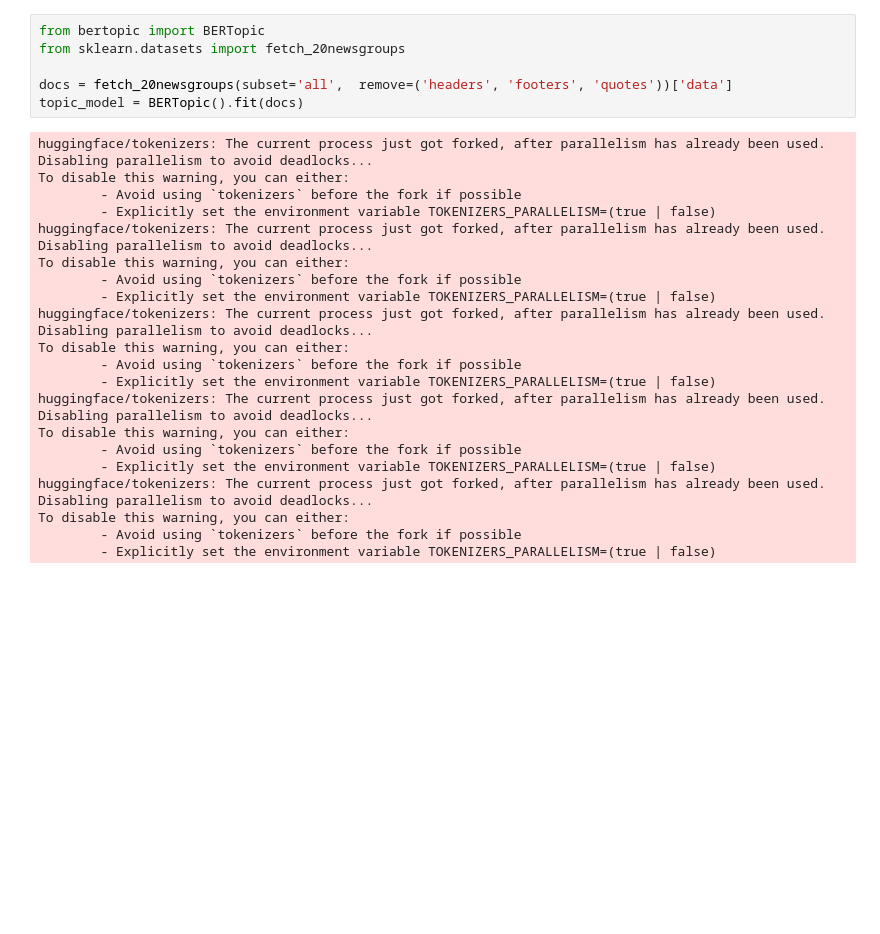
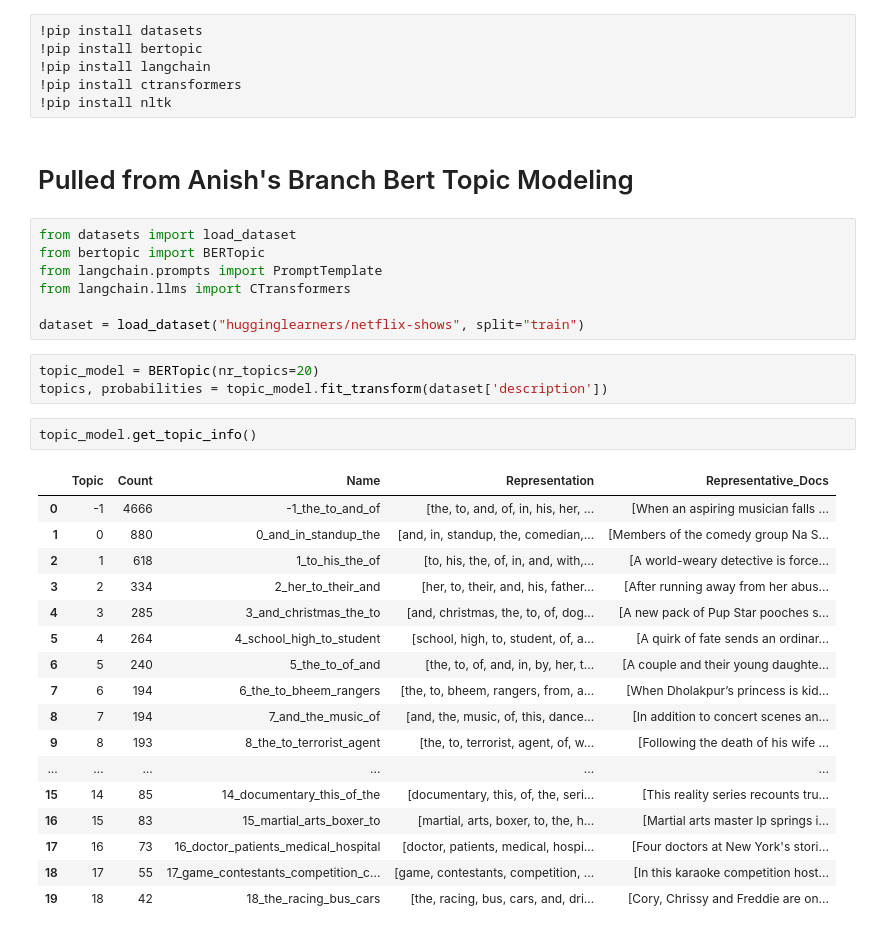
Before and after one commit to GeometricBison/jinship_sp2024, a Jupyter notebook: Bert-Topic.ipynb, the cells around one changed output. Cells and saved outputs as stored; diff of their text form; blank space fills up the shorter version.

```diff
--- a/Bert-Topic.ipynb
+++ b/Bert-Topic.ipynb
@@ -1,27 +1,38 @@
-# %%
-from bertopic import BERTopic
-from sklearn.datasets import fetch_20newsgroups
-
-docs = fetch_20newsgroups(subset='all',  remove=('headers', 'footers', 'quotes'))['data']
-topic_model = BERTopic().fit(docs)
-# %% [output]
-huggingface/tokenizers: The current process just got forked, after parallelism has already been used. Disabling parallelism to avoid deadlocks...
-To disable this warning, you can either:
-        - Avoid using `tokenizers` before the fork if possible
-        - Explicitly set the environment variable TOKENIZERS_PARALLELISM=(true | false)
-huggingface/tokenizers: The current process just got forked, after parallelism has already been used. Disabling parallelism to avoid deadlocks...
-To disable this warning, you can either:
-        - Avoid using `tokenizers` before the fork if possible
-        - Explicitly set the environment variable TOKENIZERS_PARALLELISM=(true | false)
-huggingface/tokenizers: The current process just got forked, after parallelism has already been used. Disabling parallelism to avoid deadlocks...
-To disable this warning, you can either:
-        - Avoid using `tokenizers` before the fork if possible
-        - Explicitly set the environment variable TOKENIZERS_PARALLELISM=(true | false)
-huggingface/tokenizers: The current process just got forked, after parallelism has already been used. Disabling parallelism to avoid deadlocks...
-To disable this warning, you can either:
-        - Avoid using `tokenizers` before the fork if possible
-        - Explicitly set the environment variable TOKENIZERS_PARALLELISM=(true | false)
-huggingface/tokenizers: The current process just got forked, after parallelism has already been used. Disabling parallelism to avoid deadlocks...
-To disable this warning, you can either:
-        - Avoid using `tokenizers` before the fork if possible
-        - Explicitly set the environment variable TOKENIZERS_PARALLELISM=(true | false)
+# %%
+!pip install datasets
+!pip install bertopic
+!pip install langchain
+!pip install ctransformers
+!pip install nltk
+# %% [markdown]
+# Pulled from Anish's Branch Bert Topic Modeling
+# %%
+from datasets import load_dataset
+from bertopic import BERTopic
+from langchain.prompts import PromptTemplate
+from langchain.llms import CTransformers
+
+dataset = load_dataset("hugginglearners/netflix-shows", split="train")
+# %%
+topic_model = BERTopic(nr_topics=20)
+topics, probabilities = topic_model.fit_transform(dataset['description'])
+# %%
+topic_model.get_topic_info()
+# %% [output]
+|  | Topic | Count | Name | Representation | Representative_Docs |
+| 0 | -1 | 4666 | -1_the_to_and_of | [the, to, and, of, in, his, her, ... | [When an aspiring musician falls ... |
+| 1 | 0 | 880 | 0_and_in_standup_the | [and, in, standup, the, comedian,... | [Members of the comedy group Na S... |
+| 2 | 1 | 618 | 1_to_his_the_of | [to, his, the, of, in, and, with,... | [A world-weary detective is force... |
+| 3 | 2 | 334 | 2_her_to_their_and | [her, to, their, and, his, father... | [After running away from her abus... |
+| 4 | 3 | 285 | 3_and_christmas_the_to | [and, christmas, the, to, of, dog... | [A new pack of Pup Star pooches s... |
+| 5 | 4 | 264 | 4_school_high_to_student | [school, high, to, student, of, a... | [A quirk of fate sends an ordinar... |
+| 6 | 5 | 240 | 5_the_to_of_and | [the, to, of, and, in, by, her, t... | [A couple and their young daughte... |
+| 7 | 6 | 194 | 6_the_to_bheem_rangers | [the, to, bheem, rangers, from, a... | [When Dholakpur’s princess is kid... |
+| 8 | 7 | 194 | 7_and_the_music_of | [and, the, music, of, this, dance... | [In addition to concert scenes an... |
+| 9 | 8 | 193 | 8_the_to_terrorist_agent | [the, to, terrorist, agent, of, w... | [Following the death of his wife ... |
+| ... | ... | ... | ... | ... | ... |
+| 15 | 14 | 85 | 14_documentary_this_of_the | [documentary, this, of, the, seri... | [This reality series recounts tru... |
+| 16 | 15 | 83 | 15_martial_arts_boxer_to | [martial, arts, boxer, to, the, h... | [Martial arts master Ip springs i... |
+| 17 | 16 | 73 | 16_doctor_patients_medical_hospital | [doctor, patients, medical, hospi... | [Four doctors at New York's stori... |
+| 18 | 17 | 55 | 17_game_contestants_competition_c... | [game, contestants, competition, ... | [In this karaoke competition host... |
+| 19 | 18 | 42 | 18_the_racing_bus_cars | [the, racing, bus, cars, and, dri... | [Cory, Chrissy and Freddie are on... |
```
Also changed, not shown: parts of 6 cells of this notebook.
